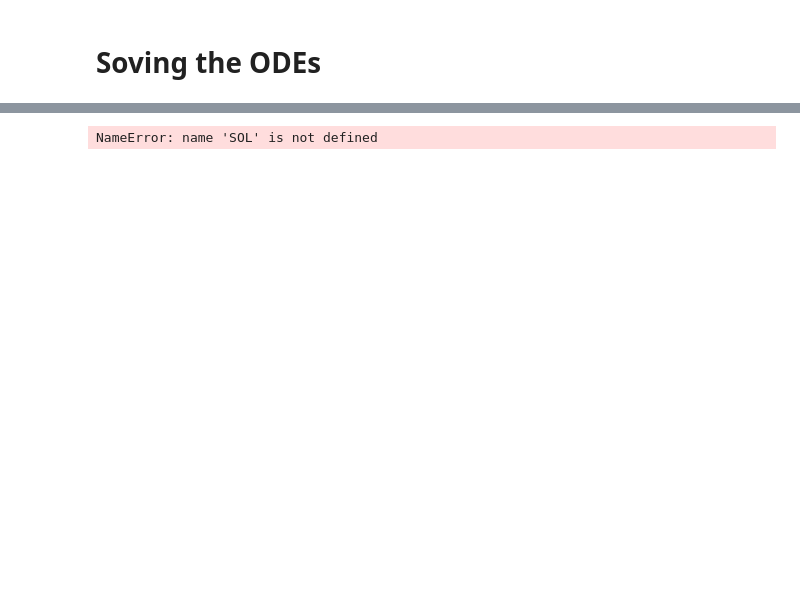
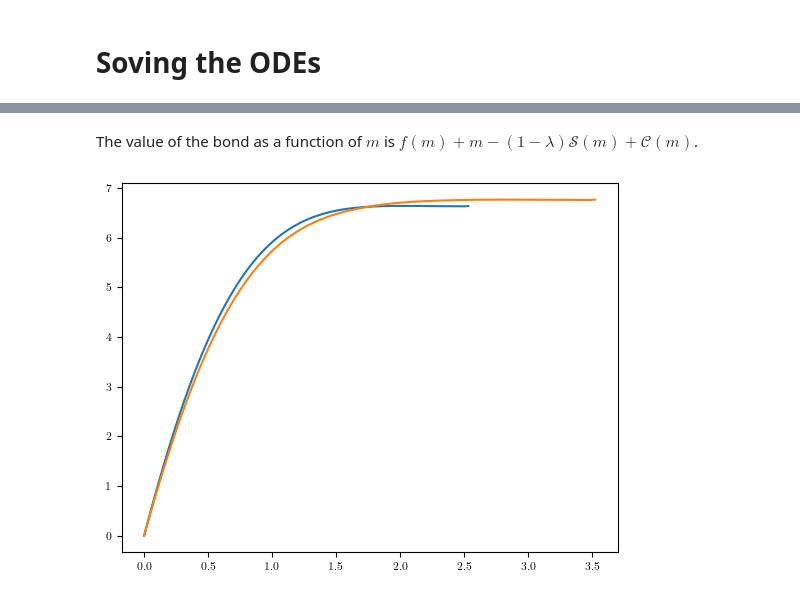
Before and after one commit to arashfahim/Corporate-Governance-and-Asset-Pricing, a Jupyter notebook: Notebook_cost_bond.ipynb, the cells around one changed output, grey strips where cells are left out. Drawn from its saved outputs; the diff is of its cells as text; code cells hidden in the pictures; blank space fills up the shorter version.

```diff
--- a/Notebook_cost_bond.ipynb
+++ b/Notebook_cost_bond.ipynb
@@ -123,10 +156,12 @@ NameError: name 'SOL' is not defined
+# %% [markdown]
+The value of the bond as a function of $m$ is $f(m)+m-(1-\lambda)\mathcal{S}(m)+\mathcal{C}(m)$.
 # %%
 ind = SOL.mS.shape[0]
 ind1 = SOL1.mS.shape[0]
-plt.plot(SOL.mS,SOL.f[:ind]+SOL.mS+(1-SOL.param[3])*SOL.S + SOL.C)
-plt.plot(SOL1.mS,SOL1.f[:ind1]+SOL1.mS+(1-SOL1.param[3])*SOL1.S + SOL1.C);
+plt.plot(SOL.mS,SOL.f[:ind]+SOL.mS-(1-SOL.param[3])*SOL.S + SOL.C)
+plt.plot(SOL1.mS,SOL1.f[:ind1]+SOL1.mS-(1-SOL1.param[3])*SOL1.S + SOL1.C);
 # %% [output]
-NameError: name 'SOL' is not defined
+[figure, added]
 # %%
 ind = SOL.mS.shape[0]
 ind1 = SOL1.mS.shape[0]
```
Also changed, not shown: parts of 7 cells of this notebook, 2 other files.
